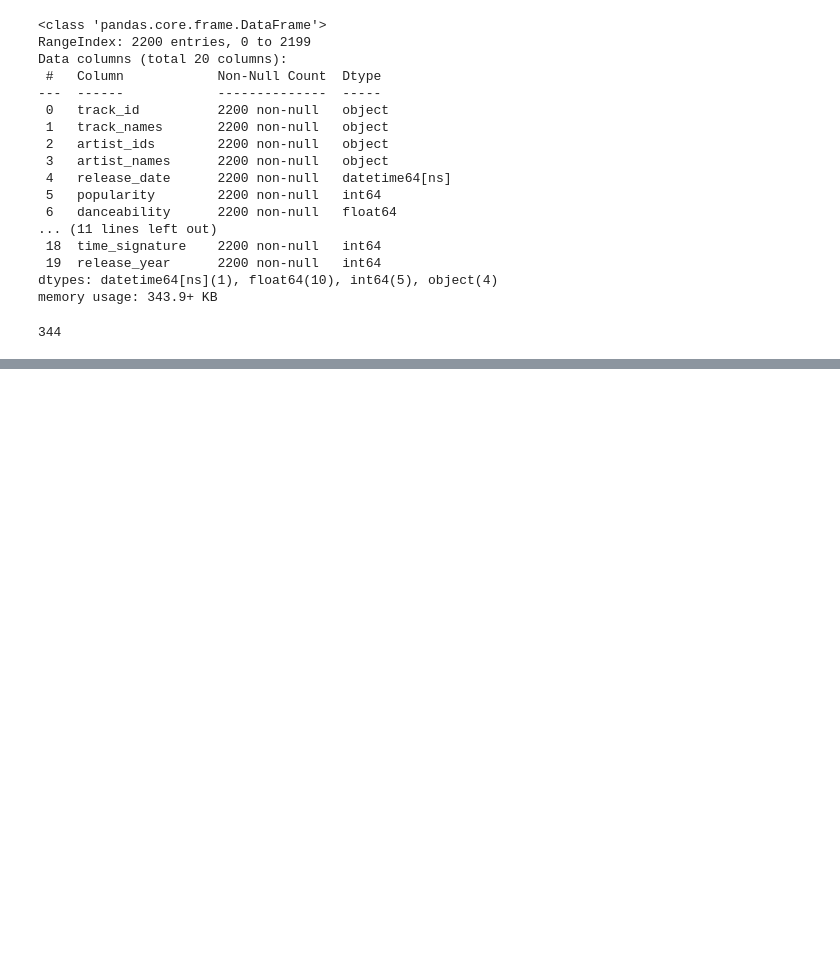
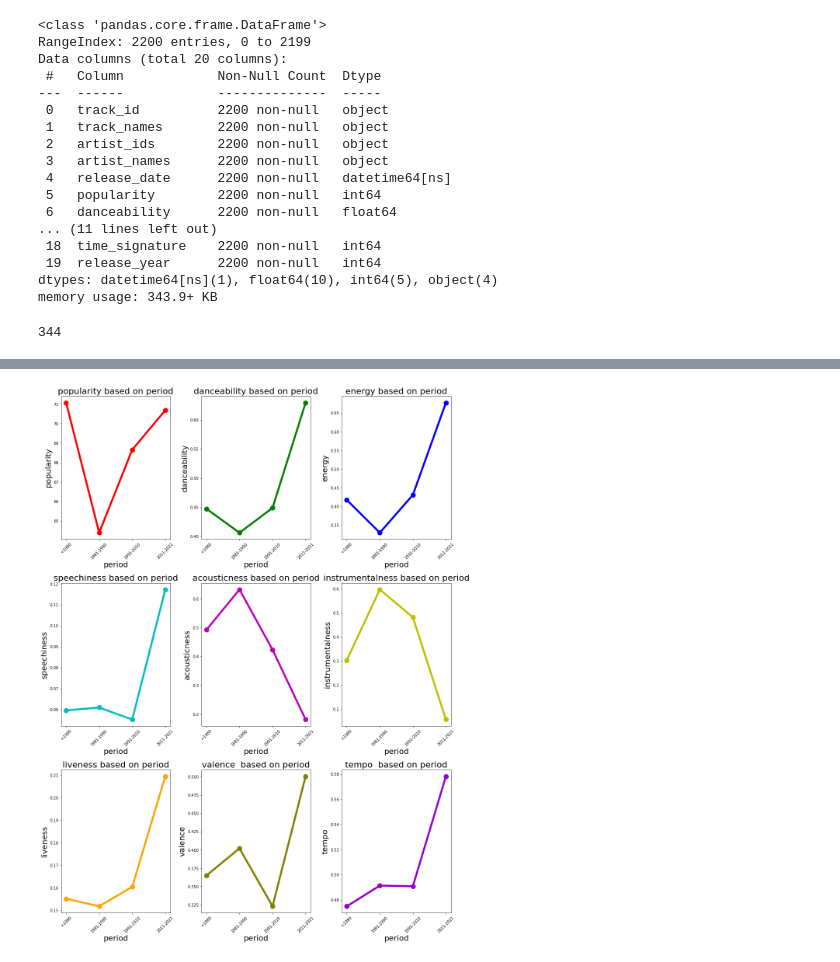
Before and after one commit to sucharita1/choose_your_music, a Jupyter notebook: spotify_songs_analysis.ipynb, the cells around one changed output, grey strips where cells are left out. Cells and saved outputs as stored; diff of their text form; code cells hidden in the pictures; blank space fills up the shorter version.

```diff
--- a/spotify_songs_analysis.ipynb
+++ b/spotify_songs_analysis.ipynb
@@ -167,0 +186,4 @@ songs_by_year_mean_df
+# %%
+# Reset the index
+songs_by_year_df.reset_index(inplace = True)
+songs_by_year_df
@@ -168,3 +284,78 @@ songs_by_year_mean_df
+# %%
+# Create graph
+fig, ax = plt.subplots(3,3,figsize=(15,20))
+x_axis = np.arange(len(songs_by_period_df))
+tick_locations = [value for value in x_axis]
+
+# Graph the plots
+ax[0,0].plot(x_axis, songs_by_period_df['popularity'], color = 'r', linewidth=5, marker = 'o', markersize = 12)
+ax[0,1].plot(x_axis, songs_by_period_df['danceability'], color = 'g', linewidth=5, marker = 'o', markersize= 12 )
+ax[0,2].plot(x_axis, songs_by_period_df['energy'], color = 'b', linewidth=5, marker = 'o', markersize= 12 )
+ax[1,0].plot(x_axis, songs_by_period_df['speechiness'], color = 'c', linewidth=5, marker = 'o', markersize= 12 )
+ax[1,1].plot(x_axis, songs_by_period_df['acousticness'], color = 'm', linewidth=5, marker = 'o', markersize= 12 )
+ax[1,2].plot(x_axis, songs_by_period_df['instrumentalness'] , color = 'y', linewidth=5, marker = 'o', markersize= 12 )
+ax[2,0].plot(x_axis, songs_by_period_df['liveness'], color = 'orange', linewidth=5, marker = 'o', markersize= 12  )
+ax[2,1].plot(x_axis, songs_by_period_df['valence'], color = 'olive', linewidth=5, marker = 'o', markersize= 12 )
+ax[2,2].plot(x_axis, songs_by_period_df['tempo'], color = 'darkviolet', linewidth=5, marker = 'o',markersize= 12)
+
+# Set the xticks
+ax[0,0].set_xticks(tick_locations)
+ax[0,1].set_xticks(tick_locations)
+ax[0,2].set_xticks(tick_locations)
+ax[1,0].set_xticks(tick_locations)
+ax[1,1].set_xticks(tick_locations)
+ax[1,2].set_xticks(tick_locations)
+ax[2,0].set_xticks(tick_locations)
+ax[2,1].set_xticks(tick_locations)
+ax[2,2].set_xticks(tick_locations)
+
+# Set the xticks labels
+ax[0,0].set_xticklabels(songs_by_period_df['songs by period'], rotation='45')
+ax[0,1].set_xticklabels(songs_by_period_df['songs by period'], rotation='45')
+ax[0,2].set_xticklabels(songs_by_period_df['songs by period'], rotation='45')
+ax[1,0].set_xticklabels(songs_by_period_df['songs by period'], rotation='45')
+ax[1,1].set_xticklabels(songs_by_period_df['songs by period'], rotation='45')
+ax[1,2].set_xticklabels(songs_by_period_df['songs by period'], rotation='45')
+ax[2,0].set_xticklabels(songs_by_period_df['songs by period'], rotation='45')
+ax[2,1].set_xticklabels(songs_by_period_df['songs by period'], rotation='45')
+ax[2,2].set_xticklabels(songs_by_period_df['songs by period'], rotation='45')
+
+# Set the xlabel
+ax[0,0].set_xlabel('period', fontsize=20)
+ax[0,1].set_xlabel('period', fontsize=20)
+ax[0,2].set_xlabel('period', fontsize=20)
+ax[1,0].set_xlabel('period', fontsize=20)
+ax[1,1].set_xlabel('period', fontsize=20)
+ax[1,2].set_xlabel('period', fontsize=20)
+ax[2,0].set_xlabel('period', fontsize=20)
+ax[2,1].set_xlabel('period', fontsize=20)
+ax[2,2].set_xlabel('period', fontsize=20)
+
+# Set the ylabel
+ax[0,0].set_ylabel('popularity', fontsize=20)
+ax[0,1].set_ylabel('danceability', fontsize=20)
+ax[0,2].set_ylabel('energy', fontsize=20)
+ax[1,0].set_ylabel('speechiness', fontsize=20)
+ax[1,1].set_ylabel('acousticness', fontsize=20)
+ax[1,2].set_ylabel('instrumentalness', fontsize=20)
+ax[2,0].set_ylabel('liveness', fontsize=20)
+ax[2,1].set_ylabel('valence', fontsize=20)
+ax[2,2].set_ylabel('tempo', fontsize=20)
+
+# Set the title
+ax[0,0].set_title('popularity based on period', fontsize=22)
+ax[0,1].set_title('danceability based on period', fontsize=22)
+ax[0,2].set_title('energy based on period', fontsize=22)
+ax[1,0].set_title('speechiness based on period', fontsize=22)
+ax[1,1].set_title('acousticness based on period', fontsize=22)
+ax[1,2].set_title('instrumentalness based on period', fontsize=22)
+ax[2,0].set_title('liveness based on period', fontsize=22)
+ax[2,1].set_title('valence  based on period', fontsize=22)
+ax[2,2].set_title('tempo  based on period', fontsize=22)
+
+plt.tight_layout(pad=0.6, w_pad=1.0, h_pad=1.5)
+# %% [output]
+[figure, added]
 # %%
 # Creating group of audio features by artist
 popularity_by_artist_df = popular_songs_data_df.groupby(['artist_names', 'artist_ids']).mean()['popularity']
```
Also changed, not shown: parts of 25 cells of this notebook.
